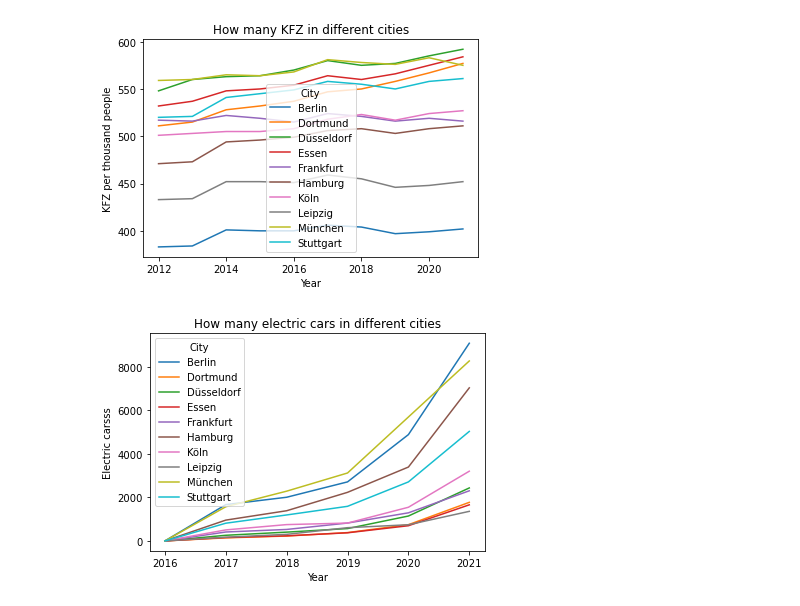
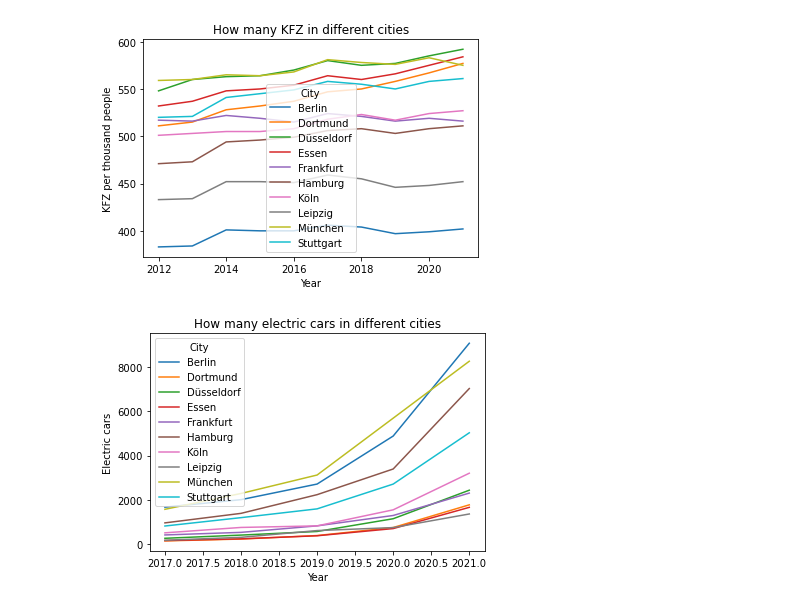
Before and after one commit to masumovic/Datenwissenschaftlair, a Jupyter notebook: Main.ipynb, the cells around one changed output. Cells and saved outputs as stored; diff of their text form; code cells hidden in the pictures.

```diff
--- a/Main.ipynb
+++ b/Main.ipynb
@@ -46,12 +45,6 @@ def CSVtoPD(year):
                          "Kraftfahrzeuge Dichte (je 1000 Einwohner)":"KFZ Dichte"
                          }, inplace = True)
 
-    '''
-    Add empty column for electric cars and puts it after the PKW diesel column
-    df['PKW Elektro'] = "NaN"
-    df.insert(8, 'PKW Elektro', df.pop('PKW Elektro'))
-    '''
-
     #sorts the df alphabetically by city name
     df = df.sort_values(by = "City")
 
@@ -410,20 +403,20 @@ plt.show()
 [figure]
 # %%
 #drop years before 2016 - where we don't have data
-Elektro_df = df_pkw.drop(df_pkw[df_pkw.Year < 2016].index)
+Elektro_df = df_pkw.drop(df_pkw[df_pkw.Year < 2017].index)
 
 #set year as index
 Elektro_graph = Elektro_df.set_index("Year")
 
 #group by city and choose KFZ per person as variable
 Elektro_graph = Elektro_graph.groupby('City')["PKW Elektro"]
 
 #create plot
 Elektro_graph.plot(x="Year", y="PKW Elektro",legend=True)
 plt.title('How many electric cars in different cities')
 plt.xlabel('Year')
-plt.ylabel('Electric carsss')
+plt.ylabel('Electric cars')
 plt.legend(title='City')
 plt.show()
 # %% [output]
-[figure, old version]
+[figure, new version]
```
Also changed, not shown: parts of 2 cells of this notebook.
